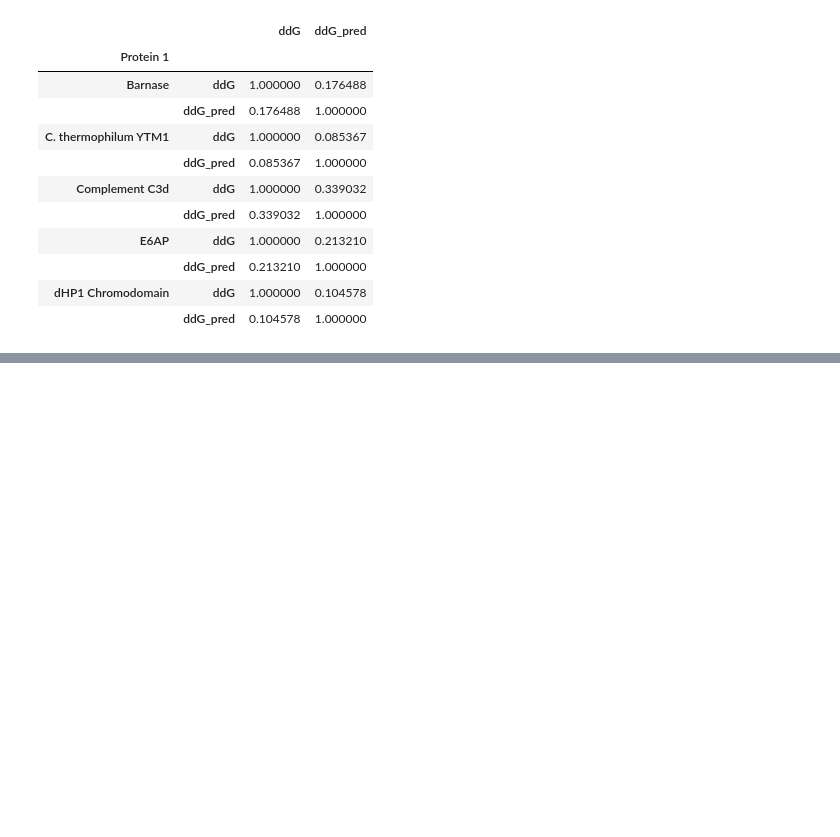
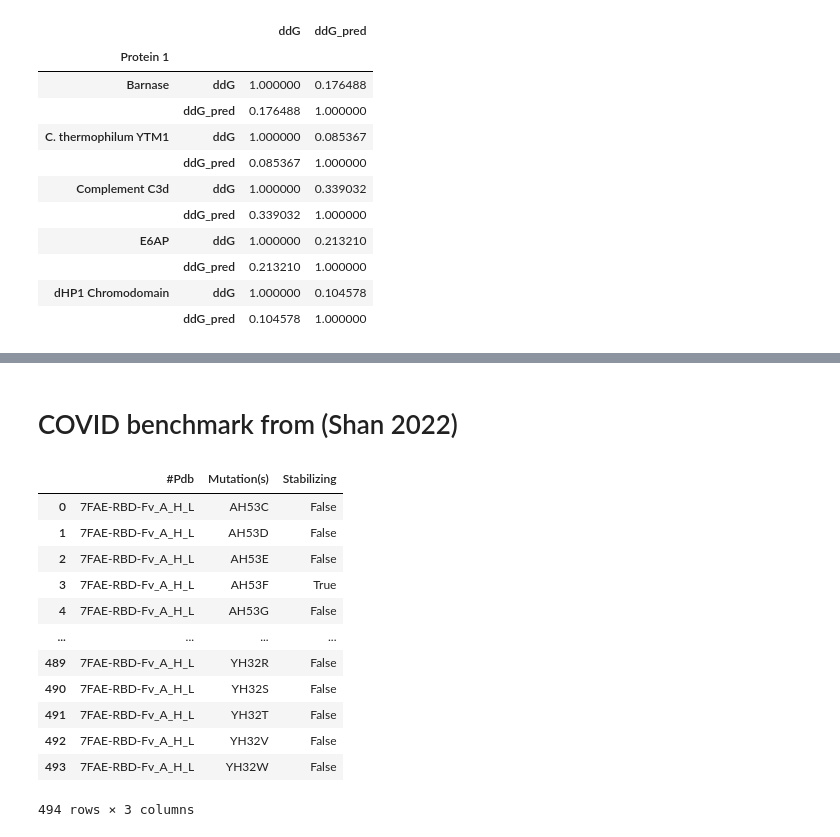
Before and after one commit to anton-bushuiev/esm, a Jupyter notebook: examples/inverse_folding/notebook_binding_ddg.ipynb, the cells around one changed output, grey strips where cells are left out. Drawn from its saved outputs; the diff is of its cells as text; code cells hidden in the pictures; blank space fills up the shorter version.

```diff
--- a/examples/inverse_folding/notebook_binding_ddg.ipynb
+++ b/examples/inverse_folding/notebook_binding_ddg.ipynb
@@ -135,0 +177,19 @@ df_s2_test.groupby('Protein 1')[['ddG', 'ddG_pred']].corr('spearman')
+# %% [markdown]
+# COVID benchmark from (Shan 2022)
+# %%
+df_cov = pd.read_csv('./ppiformer_test_data/shan2022_sars-cov-2.csv')
+df_cov
+# %% [output]
+|  | #Pdb | Mutation(s) | Stabilizing |
+| 0 | 7FAE-RBD-Fv_A_H_L | AH53C | False |
+| 1 | 7FAE-RBD-Fv_A_H_L | AH53D | False |
+| 2 | 7FAE-RBD-Fv_A_H_L | AH53E | False |
+| 3 | 7FAE-RBD-Fv_A_H_L | AH53F | True |
+| 4 | 7FAE-RBD-Fv_A_H_L | AH53G | False |
+| ... | ... | ... | ... |
+| 489 | 7FAE-RBD-Fv_A_H_L | YH32R | False |
+| 490 | 7FAE-RBD-Fv_A_H_L | YH32S | False |
+| 491 | 7FAE-RBD-Fv_A_H_L | YH32T | False |
+| 492 | 7FAE-RBD-Fv_A_H_L | YH32V | False |
+| 493 | 7FAE-RBD-Fv_A_H_L | YH32W | False |
+494 rows × 3 columns
```
Also changed, not shown: parts of 8 cells of this notebook.
